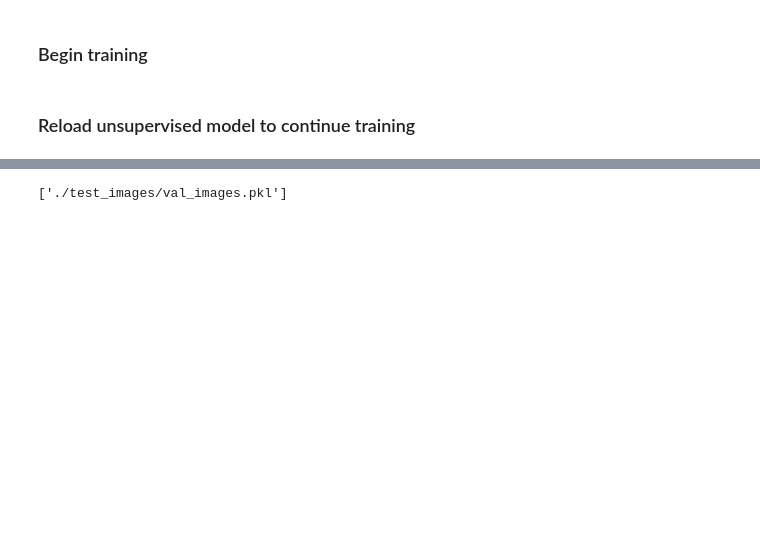
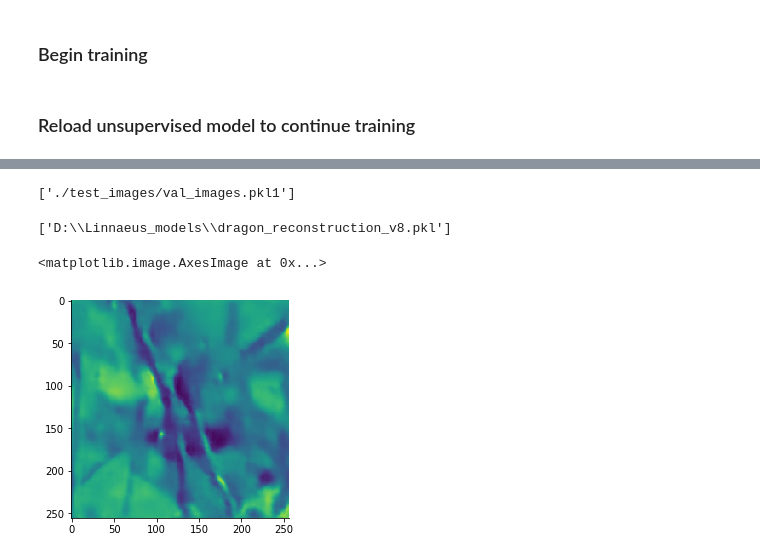
Before and after one commit to Gal-Gilor/The_Linnaeus_Bot, a Jupyter notebook: Unsupervised_models.ipynb, the cells around one changed output, grey strips where cells are left out. Saved outputs shown, nothing was run; the diff lists cells and outputs as text; code cells hidden in the pictures; blank space fills up the shorter version.

```diff
--- a/Unsupervised_models.ipynb
+++ b/Unsupervised_models.ipynb
@@ -60,11 +44,11 @@ WARNING:tensorflow:From C:\Users\GILOR\.conda\envs\deeplearning\lib\site-package
 # %%
 # continue training the unsupervised model
-train_history = loaded_model.fit(x_train, x_train, epochs=2, batch_size=100,
+train_history = loaded_model.fit(x_train, x_train, epochs=100, batch_size=2,
                                  validation_data=(x_val, x_val))
 
 # save model and weights
-loaded_model.save_weights(r'D:\Linnaeus_models\dragon_reconstruction_v4_weights')
-model_path =  r'D:\Linnaeus_models\dragon_reconstruction_v4.pkl'
-jb.dump(loaded_model, model_path)
+# loaded_model.save_weights(r'D:\Linnaeus_models\dragon_reconstruction_v4_weights')
+# model_path =  r'D:\Linnaeus_models\dragon_reconstruction_v4.pkl'
+# jb.dump(loaded_model, model_path)
 # %% [output]
 Train on 16000 samples, validate on 2407 samples
@@ -74,7 +71,18 @@ Epoch 2/2
 # %%
 # predict and save the images
 preds = loaded_model.predict(x_val)
-jb.dump(preds, './test_images/unsupervised_val_images.pkl')
-jb.dump(x_val, './test_images/val_images.pkl')
+jb.dump(preds, './test_images/unsupervised_val_images1.pkl')
+jb.dump(x_val, './test_images/val_images.pkl1')
 # %% [output]
-['./test_images/val_images.pkl']
+['./test_images/val_images.pkl1']
+# %%
+loaded_model.save_weights(r'D:\Linnaeus_models\dragon_reconstruction_v8_weights')
+model_path =  r'D:\Linnaeus_models\dragon_reconstruction_v8.pkl'
+jb.dump(loaded_model, model_path)
+# %% [output]
+['D:\\Linnaeus_models\\dragon_reconstruction_v8.pkl']
+# %%
+plt.imshow(preds[0].reshape(256, 256))
+# %% [output]
+<matplotlib.image.AxesImage at 0x...>
+[figure, added]
```
Also changed, not shown: parts of 5 cells of this notebook, 2 other files.
